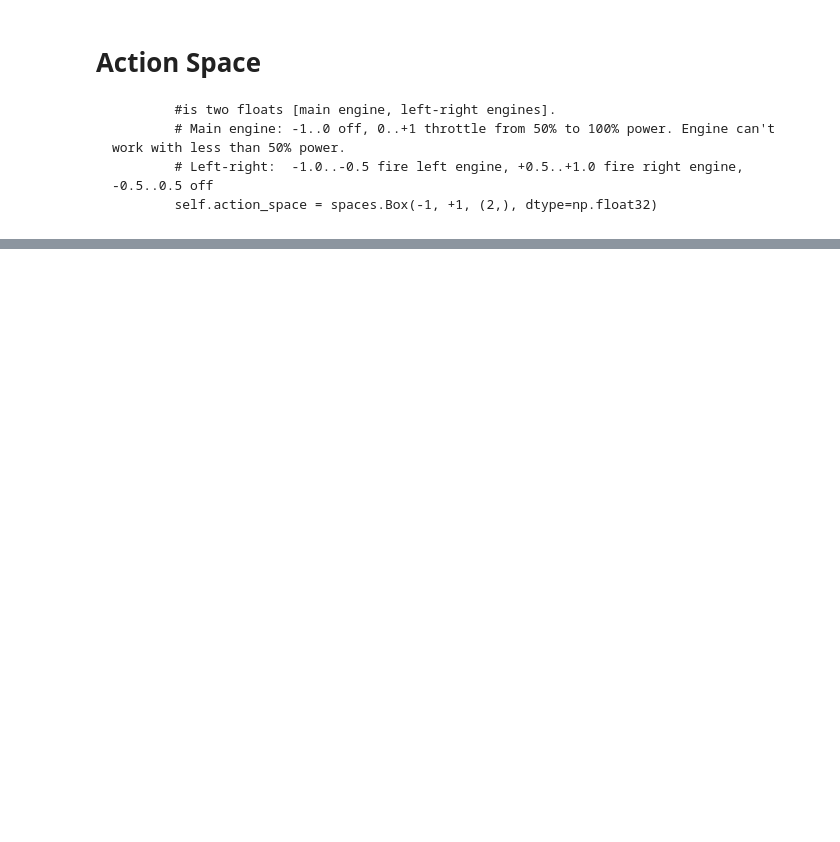
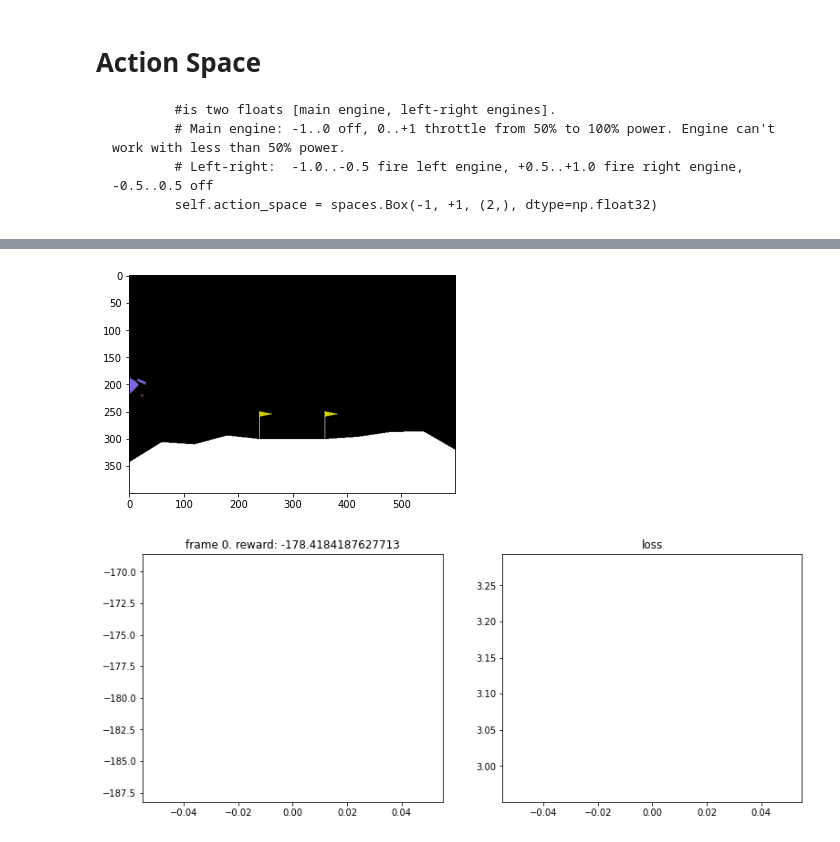
Before and after one commit to matanaa/RL-LunaLnder, a Jupyter notebook: RL_LunaLnder_finalProj.ipynb, the cells around one changed output, grey strips where cells are left out. Cells and saved outputs as stored; diff of their text form; code cells hidden in the pictures; blank space fills up the shorter version.

Commit message:
INIT

```diff
--- a/RL_LunaLnder_finalProj.ipynb
+++ b/RL_LunaLnder_finalProj.ipynb
@@ -150,11 +158,11 @@ class model(nn.Module):
 device = torch.device("cuda" if torch.cuda.is_available() else "cpu")
 # %%
 input_size = 8
-h1 = 500
-h2 = 500
-h3 = 500
-h4 = 500
-h5 = 500
+h1 = 128
+h2 = 128
+h3 = 128
+h4 = 128
+h5 = 128
 output_size = actions.get_action_count()
 layers = [nn.Linear(input_size,h1) ,nn.ReLU(inplace=True), #, nn.BatchNorm1d(h1)
          nn.Linear(h1,h2) ,nn.ReLU(inplace=True),
@@ -163,6 +171,9 @@ layers = [nn.Linear(input_size,h1) ,nn.ReLU(inplace=True), #, nn.BatchNorm1d(h1)
 #          nn.Linear(h4,h5) ,nn.ReLU(inplace=True),
          nn.Linear(h5,output_size),nn.ReLU(inplace=True) # , nn.BatchNorm1d(output_size)
          ]
+for x in layers:
+    if isinstance(x, nn.Linear):
+        nn.init.normal_(x.weight, mean=0, std=1.0)
 # %%
 
 Transition = namedtuple('Transition',
@@ -207,7 +226,7 @@ print(state)
             # Left-right:  -1.0..-0.5 fire left engine, +0.5..+1.0 fire right engine, -0.5..0.5 off
             self.action_space = spaces.Box(-1, +1, (2,), dtype=np.float32)
 # %%
-df = 0.9 #discount_factor
+DF = 0.9 #discount_factor
 EPS_START = 0.9
 EPS_END = 0.05
 EPS_DECAY = 200
@@ -228,7 +256,13 @@ dtype = torch.float
+# %%
+optimizer = optim.Adadelta(policy_net.parameters(), lr=0.3 )#5e-6 RMSprop
+dtype = torch.float
+losses = []
+all_rewards = []
 # %%
-
-for a in range(100):
-    memory = ReplayMemory(10000)
+losses = []
+all_rewards = []
+for a in range(1):
+#     memory = ReplayMemory(10000)
     print("Episode: ",a,"\n","-"*50)
     env = gym.make('LunarLanderContinuous-v2')
     env.reset()
@@ -240,12 +274,14 @@ for a in range(100):
 
     action = 1
     TotalReward = 0
+    TotalLoss=0
+    df = DF
 
     while not done and iter < max_iterations :
       iter +=1
 
     #   action = env.action_space.sample()
-      if len(memory) < BATCH_SIZE:
+      if True :#len(memory) < BATCH_SIZE:
 
           sample = random.random()
           eps_threshold = EPS_END + (EPS_START - EPS_END) * math.exp(-1. * steps_done / EPS_DECAY)
@@ -261,49 +297,64 @@ for a in range(100):
 #               print("random sample")
               real_action = torch.tensor(random.randrange(actions.get_action_count()), device=device, dtype=torch.long)
 
 
           action = actions.get_action(real_action.item())
           observation, reward, done, _ = env.step(action)
-
-          next_values = target_net.forward(torch.from_numpy(observation))
-          if done :
-                break
-          observation, new_reward, done, _ = env.step(action)
+          with torch.no_grad():
+              next_values = target_net.forward(torch.from_numpy(observation))
+          if done and True:
+              new_reward = next_values.max()+0.1
+          else:
+            observation, new_reward, done, _ = env.step(action)
     #       state_values[torch.isnan(state_values)] = 0
     #       next_values[torch.isnan(next_values)] = 0
           next_val = next_values.max() if next_values.max()!=0 and next_values.max() is not None else -0.1
 
           label = torch.tensor(reward + (df* new_reward), dtype=torch.float)
+          df *=df
 
           print(iter,"action is:",actions.get_full_action(real_action.item()) ,
                  "reward: ",reward,"full:",label,
                 "state_value:",state_values,
                 "max opt",state_values.gather(-1,real_action))
 #           print(real_action.unsqueeze(0))
-          loss = F.smooth_l1_loss(state_values.gather(-1,real_action),label ) # Huber .unsqueeze(0)
-    #       print (loss)
+#           loss = F.smooth_l1_loss(state_values.gather(-1,real_action),label ) # Huber .unsqueeze(0)
+          loss = F.smooth_l1_loss(state_values[real_action],label ) # Huber .unsqueeze(0)
+
+#           print (loss.data)
+          TotalLoss += loss.data.item()
+
           optimizer.zero_grad()
-
-          if loss != None:
-              loss.backward()
+#           if loss != None:
+          loss.backward()
           optimizer.step()
 
 
           TotalReward+= reward
       #print("state is:", observation)
 
       #if you want to see results on real-time 'open' the following 4 lines
-#       if iter % TARGET_UPDATE == 0:
-#           screen = env.render(mode='rgb_array')
-#           plt.imshow(screen)
-#           ipythondisplay.clear_output(wait=True)
-#           ipythondisplay.display(plt.gcf())
+      if iter % TARGET_UPDATE/2 == 0:
+          screen = env.render(mode='rgb_array')
+          plt.imshow(screen)
+          ipythondisplay.clear_output(wait=True)
+          ipythondisplay.display(plt.gcf())
 
 
       if iter % TARGET_UPDATE == 0:
             target_net.load_state_dict(policy_net.state_dict())
+
     print(TotalReward,iter,done)
-    print("Episode: ",a,"\n","-"*50)
+    all_rewards.append(TotalReward)
+    losses.append(TotalLoss/iter)
+    print("-"*50)
+    if  a % TARGET_UPDATE*5 == 0:
+        ipythondisplay.clear_output(wait=True)
+        pickle.dump(policy_net, open(f"model.pkl", "wb"))
+        plot(a, all_rewards, losses)
+# %% [output]
+[figure, added]
+[figure, added]
 # %%
 env.close()
 show_video()
```
Also changed, not shown: parts of 10 cells of this notebook.
